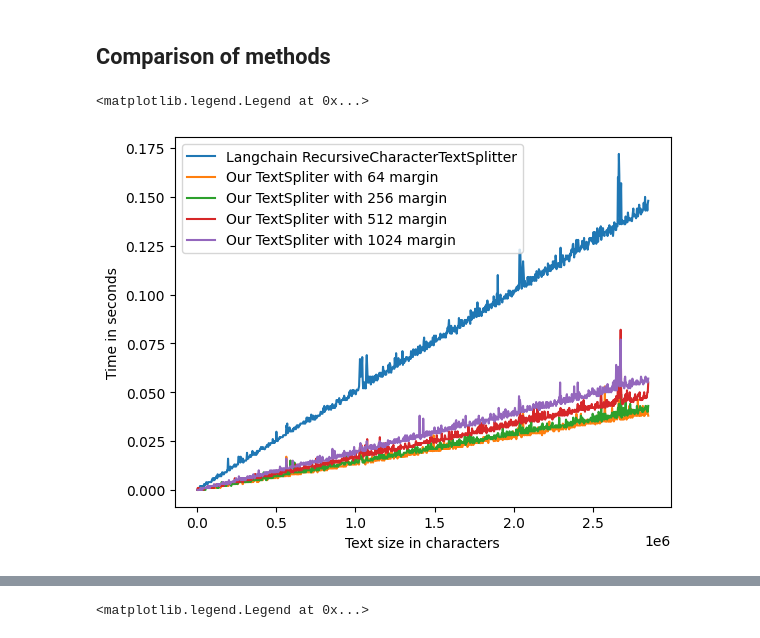
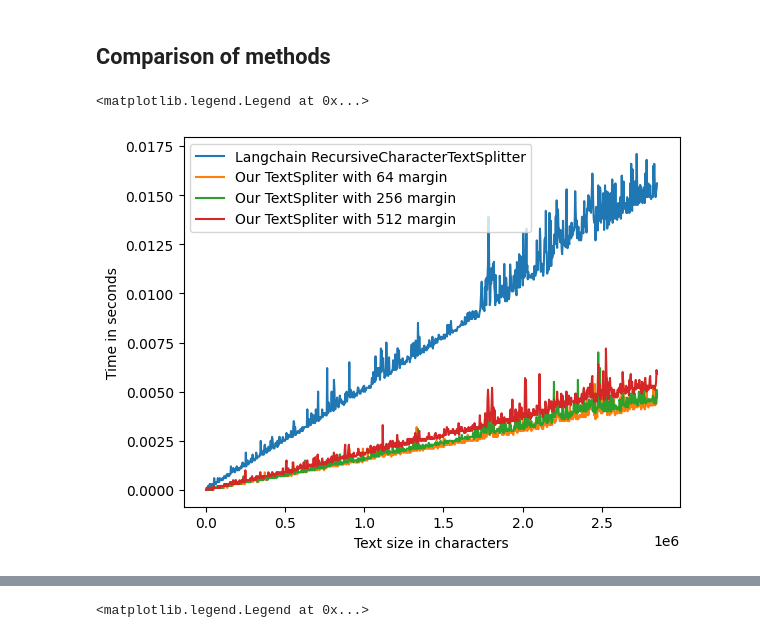
Before and after one commit to ArturOle/Ragger, a Jupyter notebook: docs/R&D/splitting_algorithm_development.ipynb, the cells around one changed output, grey strips where cells are left out. Saved outputs shown, nothing was run; the diff lists cells and outputs as text; code cells hidden in the pictures.

Commit message:
Correcting output, starting creation of formatter

```diff
--- a/docs/R&D/splitting_algorithm_development.ipynb
+++ b/docs/R&D/splitting_algorithm_development.ipynb
@@ -69,14 +69,3 @@ for sentence in data.items():
 (7, "Consider a circle of radius 1 inside a square with sides of length 2.\nGenerate random points in the square.\nThe ratio of points that fall inside the circle to the total number of points is appr ...
 (8, 'Flexibility: It can be applied to a wide range of problems where deterministic solutions are not feasible.\nDisadvantages:\nConvergence Time: The algorithm may require a large number of samples t ...
 (9, 'Monte Carlo algorithms are especially useful in scenarios where exact mathematical modeling is difficult or impossible, but simulation can provide insights or approximate solutions.')
-# %%
-from time import time_ns
-
-
-start_time = time_ns()
-[splitter_r.split_text(multi_sentence_text) for _ in range(0, 100000)]
-print(f"Time needed for execution: {time_ns()-start_time}")
-
-start_time = time_ns()
-[ts.split(multi_sentence_text, 500, 100, 20) for _ in range(0, 100000)]
-print(f"Time needed for execution: {time_ns()-start_time}")
@@ -793,7 +1032,7 @@ print("Langchain Splitter")
 for i, sentence in enumerate(result_lang):
     print(f"#{i+1}: {len(sentence)}")
 
-result_custom = ts.split(multi_sentence_text, 500, 100, 100)
+result_custom = ts.split(multi_sentence_text)
 
 print("Custom Splitter")
 for i, sentence in enumerate(result_custom):
@@ -832,55 +1071,71 @@ splitter_r = RecursiveCharacterTextSplitter(
     chunk_overlap= 256
 )
 
-ts = TextSplitterV2(order="any")
+# tsv2 = TextSplitterV2(order="any")
+ts1 = TextSplitterV3(
+    chunk_size=1024,
+    chunk_overlap=256,
+    margin=64,
+    order="any"
+)
+
+ts2 = TextSplitterV3(
+    chunk_size=1024,
+    chunk_overlap=256,
+    margin=256,
+    order="any"
+)
+
+ts3 = TextSplitterV3(
+    chunk_size=1024,
+    chunk_overlap=256,
+    margin=512,
+    order="any"
+)
+
+multiplier = 1000
 
 times_lang_r = []
 times_custom_1 = []
 times_custom_2 = []
 times_custom_3 = []
-times_custom_4 = []
-for i in range(1, 1000):
+
+for i in range(1, multiplier):
     large_text = " ".join([multi_sentence_text for _ in range(0, i)])
     start_time = time()
     [splitter_r.split_text(large_text) for _ in range(0, 10)]
-    exec_time_lang_r = time()-start_time
+    exec_time_lang_r = (time()-start_time)/10
 
     start_time = time()
-    [ts.split(large_text, 1024, 256, 64) for _ in range(0, 10)]
-    exec_time_custom_1 = time()-start_time
+    [ts1.split(large_text) for _ in range(0, 10)]
+    exec_time_custom_1 = (time()-start_time)/10
 
     start_time = time()
-    [ts.split(large_text, 1024, 256, 256) for _ in range(0, 10)]
-    exec_time_custom_2 = time()-start_time
+    [ts2.split(large_text) for _ in range(0, 10)]
+    exec_time_custom_2 = (time()-start_time)/10
 
     start_time = time()
-    [ts.split(large_text, 1024, 256, 512) for _ in range(0, 10)]
-    exec_time_custom_3 = time()-start_time
-
-    start_time = time()
-    [ts.split(large_text, 1024, 256, 1024) for _ in range(0, 10)]
-    exec_time_custom_4 = time()-start_time
+    [ts3.split(large_text) for _ in range(0, 10)]
+    exec_time_custom_3 = (time()-start_time)/10
 
     times_lang_r.append(exec_time_lang_r)
     times_custom_1.append(exec_time_custom_1)
     times_custom_2.append(exec_time_custom_2)
     times_custom_3.append(exec_time_custom_3)
-    times_custom_4.append(exec_time_custom_4)
 
 text_size = len(multi_sentence_text)
 
 plot = plt.figure()
-plt.plot(range(text_size, 1000*text_size, text_size), times_lang_r, label="Langchain RecursiveCharacterTextSplitter")
-plt.plot(range(text_size, 1000*text_size, text_size), times_custom_1, label="Our TextSpliter with 64 margin")
-plt.plot(range(text_size, 1000*text_size, text_size), times_custom_2, label="Our TextSpliter with 256 margin")
-plt.plot(range(text_size, 1000*text_size, text_size), times_custom_3, label="Our TextSpliter with 512 margin")
-plt.plot(range(text_size, 1000*text_size, text_size), times_custom_4, label="Our TextSpliter with 1024 margin")
+plt.plot(range(text_size, multiplier*text_size, text_size), times_lang_r, label="Langchain RecursiveCharacterTextSplitter")
+plt.plot(range(text_size, multiplier*text_size, text_size), times_custom_1, label="Our TextSpliter with 64 margin")
+plt.plot(range(text_size, multiplier*text_size, text_size), times_custom_2, label="Our TextSpliter with 256 margin")
+plt.plot(range(text_size, multiplier*text_size, text_size), times_custom_3, label="Our TextSpliter with 512 margin")
 plt.xlabel("Text size in characters")
 plt.ylabel("Time in seconds")
 plt.legend()
 # %% [output]
 <matplotlib.legend.Legend at 0x...>
-[figure, old version]
+[figure, new version]
 # %%
 import plotly
 import plotly.graph_objs as go
```
Also changed, not shown: parts of 9 cells of this notebook, 4 other files.
